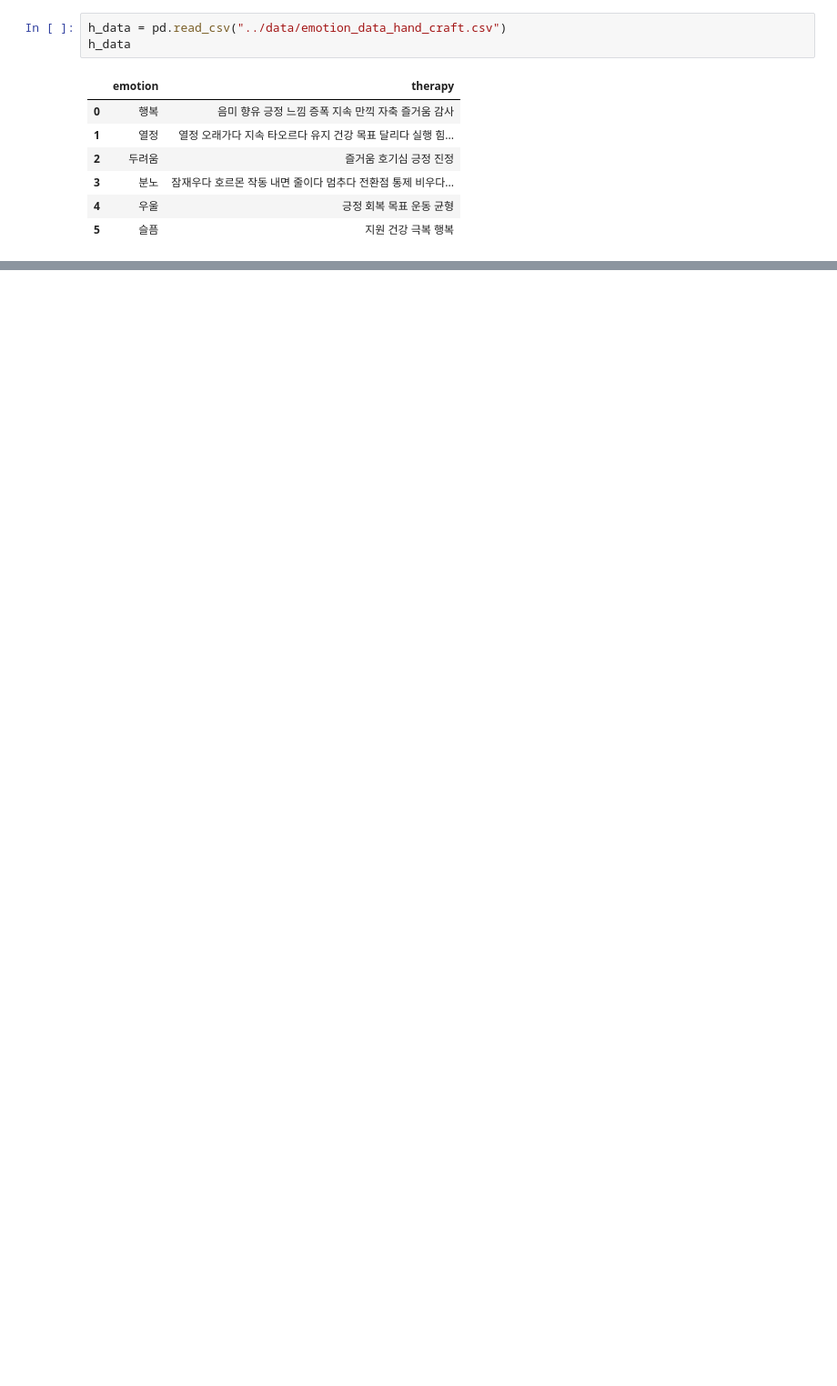
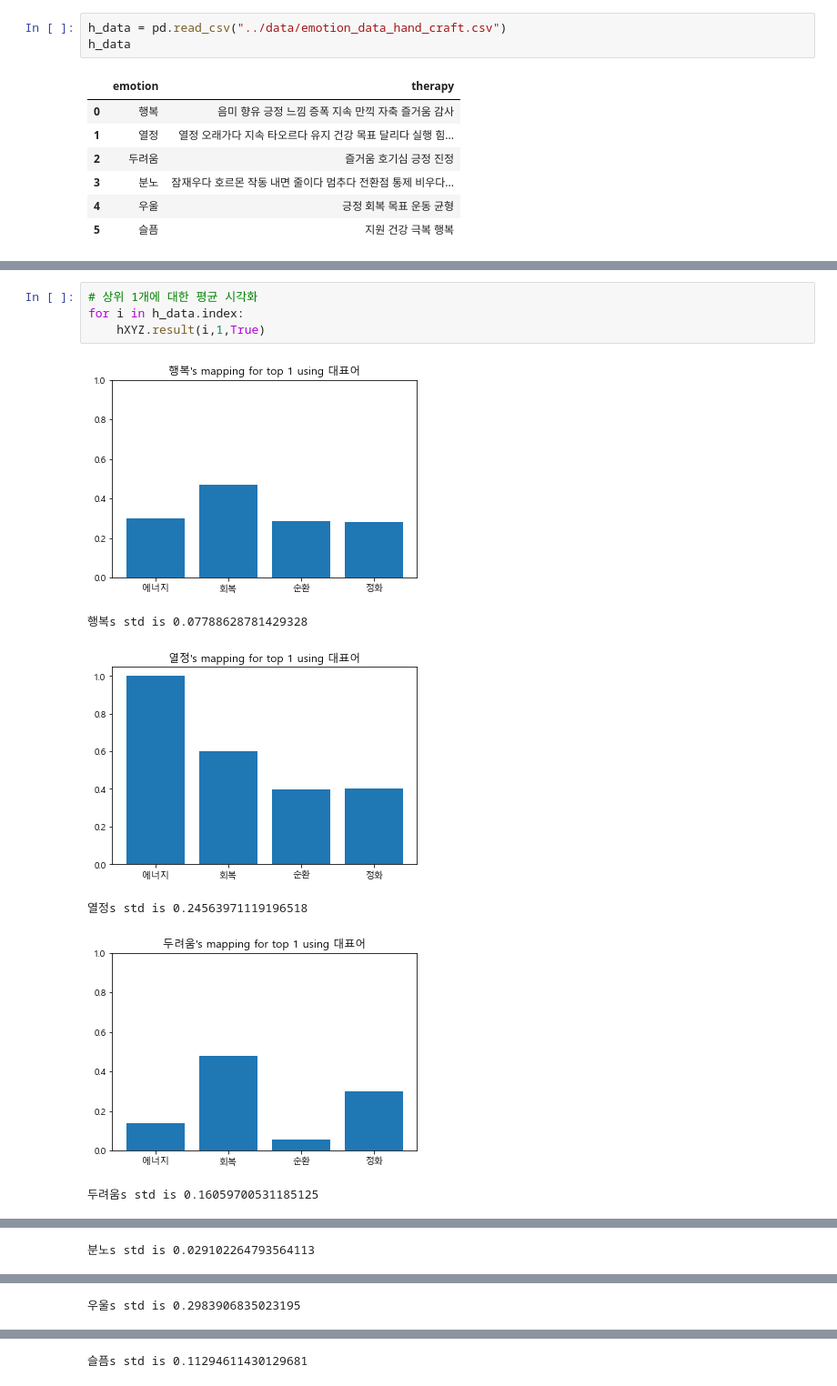
Before and after one commit to sigongjoa/emotion_thearpy, a Jupyter notebook: notebooks/check_emtion_data.ipynb, the cells around one changed output, grey strips where cells are left out. Shown at 91% size. Cells and saved outputs as stored; diff of their text form; blank space fills up the shorter version.

```diff
--- a/notebooks/check_emtion_data.ipynb
+++ b/notebooks/check_emtion_data.ipynb
@@ -277,0 +294,11 @@ for i in range(0,2):
+# %%
+# 상위 1개에 대한 평균 시각화
+for i in h_data.index:
+    hXYZ.result(i,1,True)
+# %% [output]
+[figure, added]
+행복s std is 0.07788628781429328
+[figure, added]
+열정s std is 0.24563971119196518
+[figure, added]
+두려움s std is 0.16059700531185125
@@ -277,0 +306 @@ for i in range(0,2):
+분노s std is 0.029102264793564113
@@ -277,0 +308 @@ for i in range(0,2):
+우울s std is 0.2983906835023195
@@ -277,0 +310 @@ for i in range(0,2):
+슬픔s std is 0.11294611430129681
```
Also changed, not shown: parts of 14 cells of this notebook, 4 other files.
